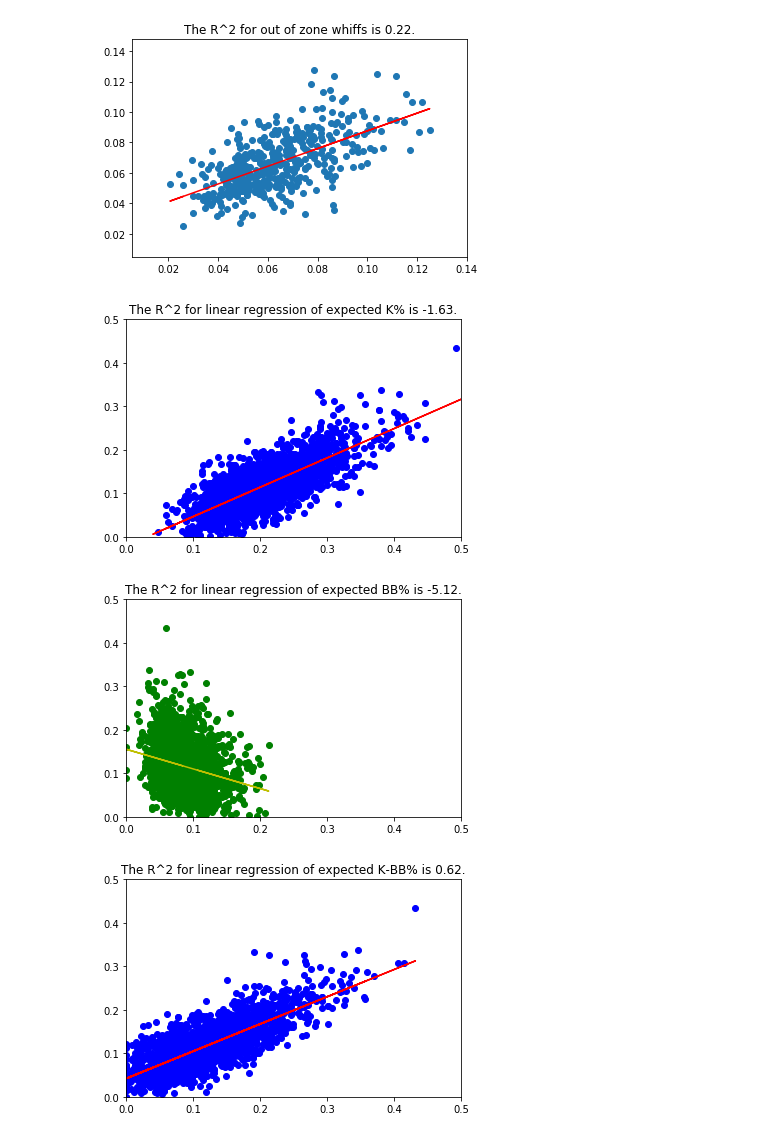
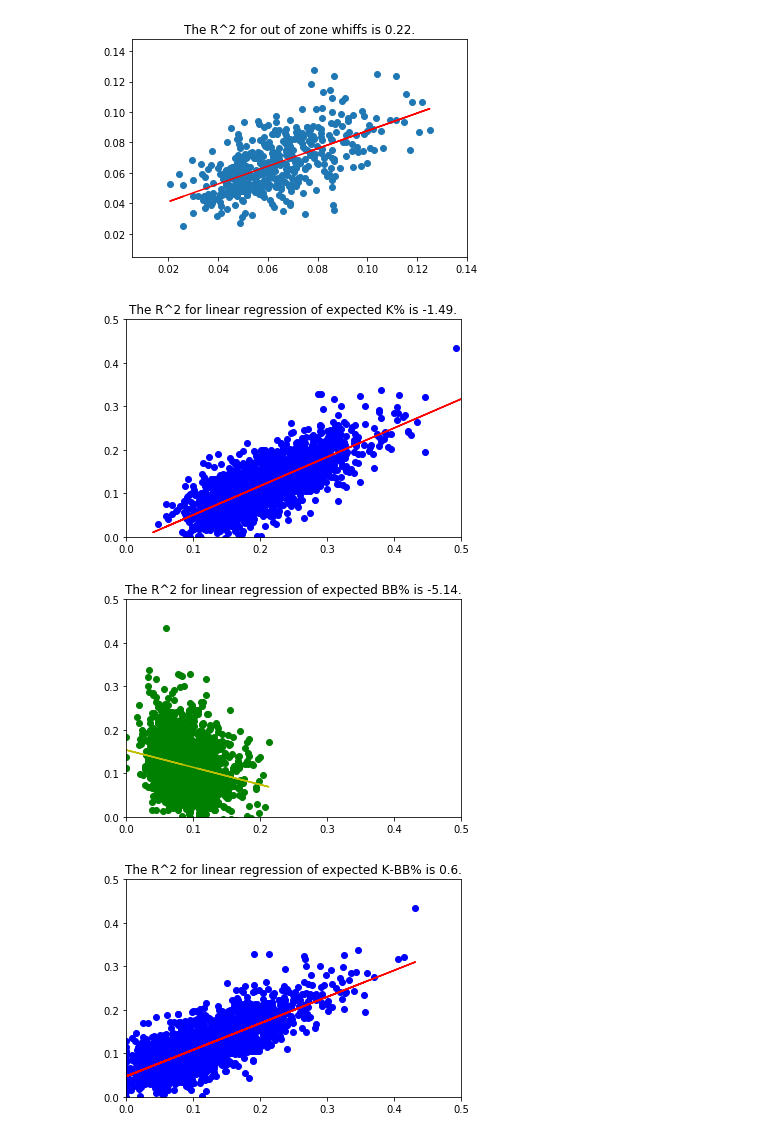
Before and after one commit to TrevorCap/Baseball, a Jupyter notebook: Baseball.ipynb, the cells around one changed output. Drawn from its saved outputs; the diff is of its cells as text; code cells hidden in the pictures.

```diff
--- a/Baseball.ipynb
+++ b/Baseball.ipynb
@@ -141,13 +141,16 @@ tester = total[total.Season > 2012]
 tester = tester[tester.Season < 2017]
 test = total[total.Season > 2016]
 # %%
-xx =tester[['ZLook', 'OLook', 'ZCon', 'ZWif', 'OCon', 'OWif', 'F-Strike%']]
+# xx = tester[['ZLook', 'OLook', 'ZCon', 'ZWif', 'OCon', 'OWif', 'F-Strike%']]
+xx = tester[['ZLook', 'OLook', 'ZCon', 'ZWif', 'OCon', 'OWif']]
+
 kk = tester['K%']
 bb = tester['BB%']
 kb = tester['K-BB%']
 
 
 xxx = test[['ZLook', 'OLook', 'ZCon', 'ZWif', 'OCon', 'OWif', 'F-Strike%']]
+xxx = test[['ZLook', 'OLook', 'ZCon', 'ZWif', 'OCon', 'OWif']]
 kkk = test['K%']
 bbb = test['BB%']
 kbk = test['K-BB%']
@@ -166,38 +169,38 @@ tester['xK-BB%'] = predicts
 plt.figure(0)
 #plt.scatter(xxx, yyy, c='r')
 
 plt.scatter(kk, predictions, c='b')
 b, m = poly(kk, predictions, 1)
 plt.plot(kk, b + m * kk, '-', c='r')
-sm = mt.r2_score(kk, predictions)
-plt.title(f'The R^2 for linear regression of expected K% is {round(sm,2)}.')
+sp = mt.r2_score(kk, predictions)
+plt.title(f'The R^2 for linear regression of expected K% is {round(sp,2)}.')
 plt.xlim(0,0.5)
 plt.ylim(0, 0.5)
 plt.savefig('Outputs/lk.png')
 
 plt.figure(1)
 plt.scatter(bb, predict, c='g')
 b, m = poly(bb, predict, 1)
 plt.plot(bb, b + m * bb, '-', c='y')
 sm = mt.r2_score(bb, predict)
 plt.title(f'The R^2 for linear regression of expected BB% is {round(sm,2)}.')
 plt.xlim(0,0.5)
 plt.ylim(0, 0.5)
 plt.savefig('Outputs/lbb.png')
 
 plt.figure(2)
 plt.scatter(kb, predicts, c='b')
 b, m = poly(kb, predicts, 1)
 plt.plot(kb, b + m * kb, '-', c='r')
 sm = mt.r2_score(kb, predicts)
 plt.title(f'The R^2 for linear regression of expected K-BB% is {round(sm,2)}.')
 plt.xlim(0,0.5)
 plt.ylim(0, 0.5)
 plt.savefig('Outputs/lkbb.png')
 # %% [output]
-[figure, old version]
+[figure, new version]
-[figure, old version]
+[figure, new version]
-[figure, old version]
+[figure, new version]
 # %%
 pds = pd.read_csv("Resources/2019.csv")
 res = pd.read_csv("Resources/20192.csv")
```
Also changed, not shown: parts of 10 cells of this notebook, 14 other files.
